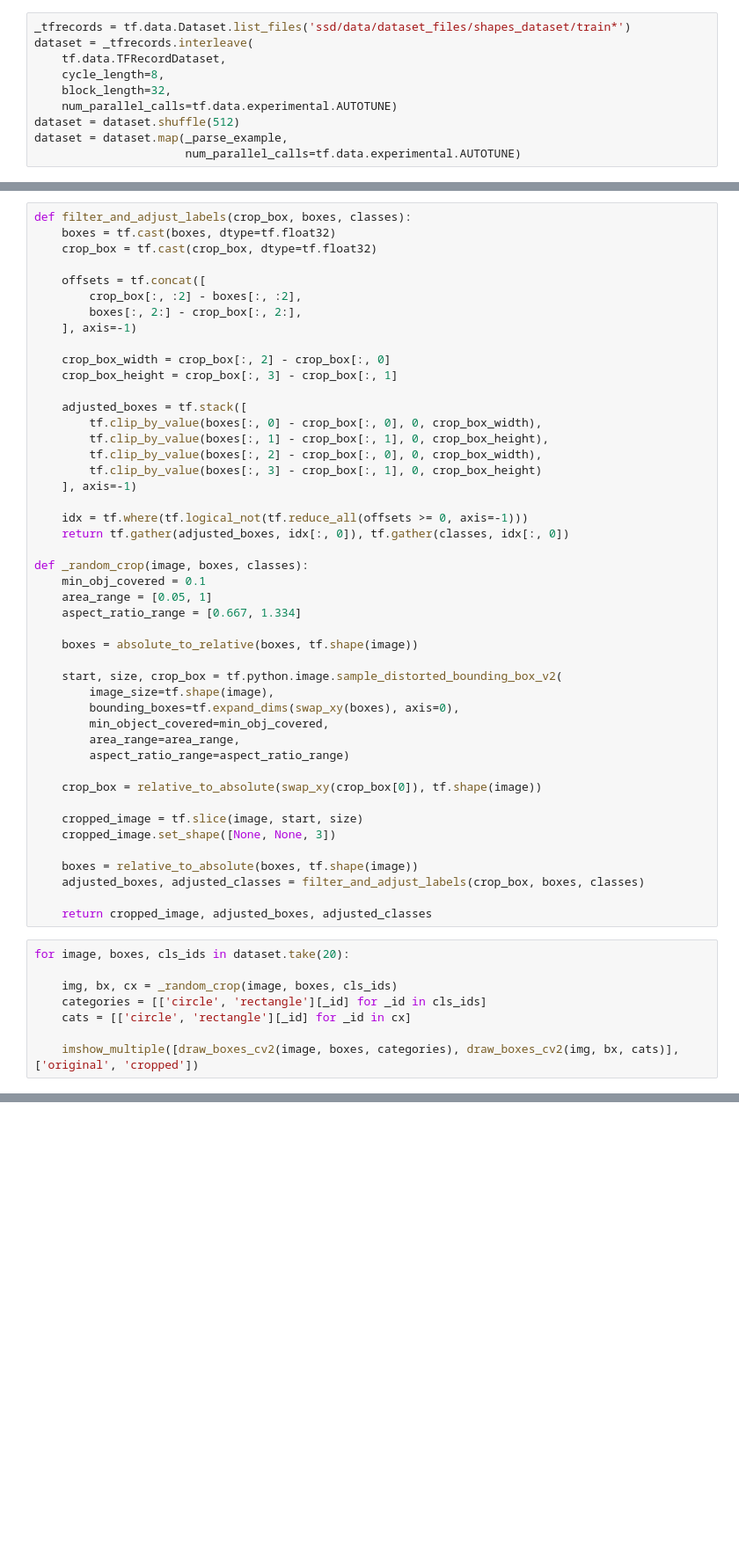
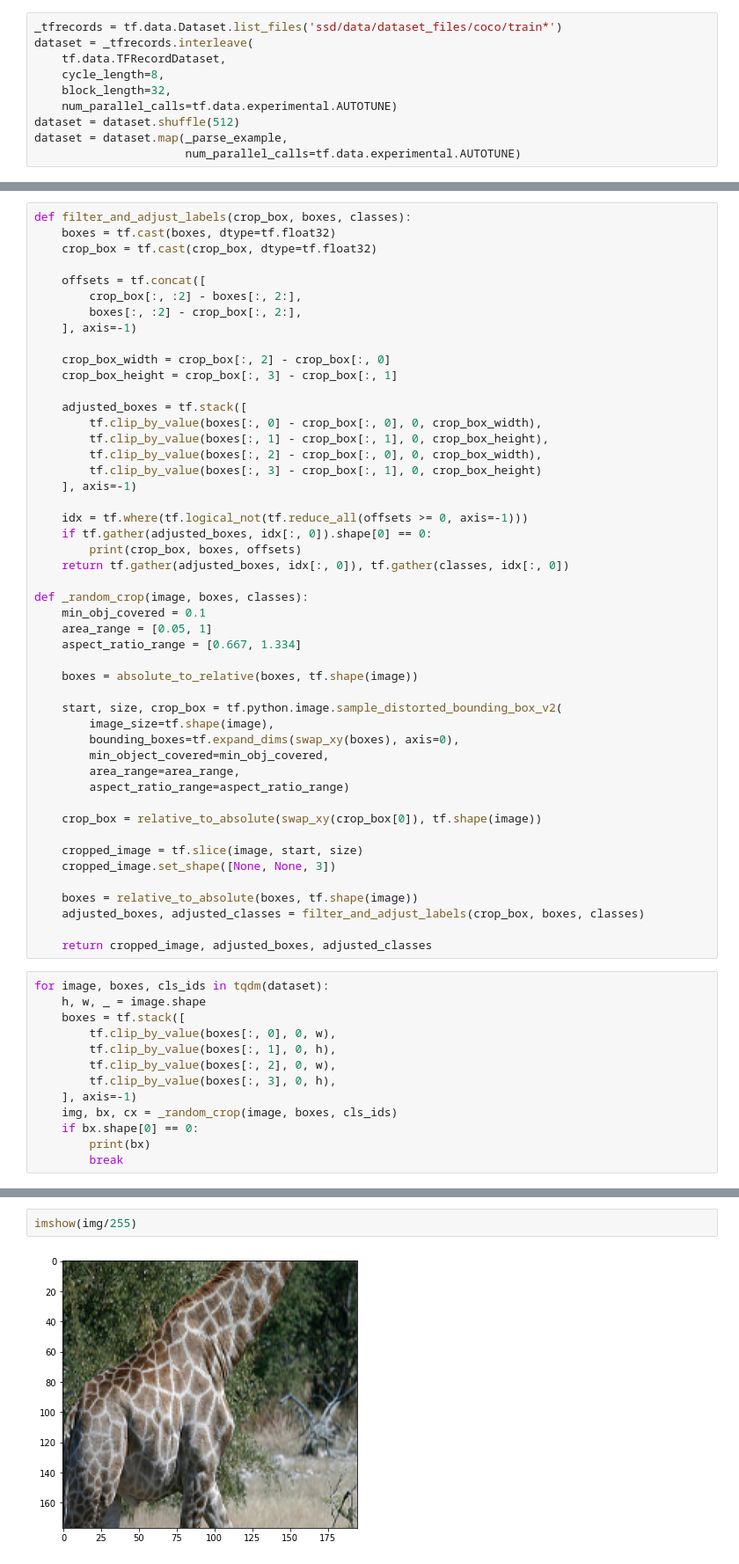
Before and after one commit to GeneticTools/ssd_tensorflow, a Jupyter notebook: distort_bounding_box.ipynb, the cells around one changed output, grey strips where cells are left out. Shown at 88% size. Saved outputs shown, nothing was run; the diff lists cells and outputs as text; blank space fills up the shorter version.

```diff
--- a/distort_bounding_box.ipynb
+++ b/distort_bounding_box.ipynb
@@ -64,7 +64,7 @@ def absolute_to_relative(boxes, image_dims):
         boxes[..., 3] / image_dims[0]
     ], axis=-1)
 # %%
-_tfrecords = tf.data.Dataset.list_files('ssd/data/dataset_files/shapes_dataset/train*')
+_tfrecords = tf.data.Dataset.list_files('ssd/data/dataset_files/coco/train*')
 dataset = _tfrecords.interleave(
     tf.data.TFRecordDataset,
     cycle_length=8,
@@ -108,8 +108,8 @@ def filter_and_adjust_labels(crop_box, boxes, classes):
     crop_box = tf.cast(crop_box, dtype=tf.float32)
 
     offsets = tf.concat([
-        crop_box[:, :2] - boxes[:, :2],
-        boxes[:, 2:] - crop_box[:, 2:],
+        crop_box[:, :2] - boxes[:, 2:],
+        boxes[:, :2] - crop_box[:, 2:],
     ], axis=-1)
 
     crop_box_width = crop_box[:, 2] - crop_box[:, 0]
@@ -123,6 +123,8 @@ def filter_and_adjust_labels(crop_box, boxes, classes):
     ], axis=-1)
 
     idx = tf.where(tf.logical_not(tf.reduce_all(offsets >= 0, axis=-1)))
+    if tf.gather(adjusted_boxes, idx[:, 0]).shape[0] == 0:
+        print(crop_box, boxes, offsets)
     return tf.gather(adjusted_boxes, idx[:, 0]), tf.gather(classes, idx[:, 0])
 
 def _random_crop(image, boxes, classes):
@@ -148,11 +150,16 @@ def _random_crop(image, boxes, classes):
     adjusted_boxes, adjusted_classes = filter_and_adjust_labels(crop_box, boxes, classes)
 
     return cropped_image, adjusted_boxes, adjusted_classes
-# %%
-for image, boxes, cls_ids in dataset.take(20):
-
-    img, bx, cx = _random_crop(image, boxes, cls_ids)
-    categories = [['circle', 'rectangle'][_id] for _id in cls_ids]
-    cats = [['circle', 'rectangle'][_id] for _id in cx]
-
-    imshow_multiple([draw_boxes_cv2(image, boxes, categories), draw_boxes_cv2(img, bx, cats)], ['original', 'cropped'])
+# %%
+for image, boxes, cls_ids in tqdm(dataset):
+    h, w, _ = image.shape
+    boxes = tf.stack([
+        tf.clip_by_value(boxes[:, 0], 0, w),
+        tf.clip_by_value(boxes[:, 1], 0, h),
+        tf.clip_by_value(boxes[:, 2], 0, w),
+        tf.clip_by_value(boxes[:, 3], 0, h),
+    ], axis=-1)
+    img, bx, cx = _random_crop(image, boxes, cls_ids)
+    if bx.shape[0] == 0:
+        print(bx)
+        break
@@ -158,0 +171,4 @@ for image, boxes, cls_ids in dataset.take(20):
+# %%
+imshow(img/255)
+# %% [output]
+[figure, added]
```
Also changed, not shown: parts of 5 cells of this notebook, 12 other files.
